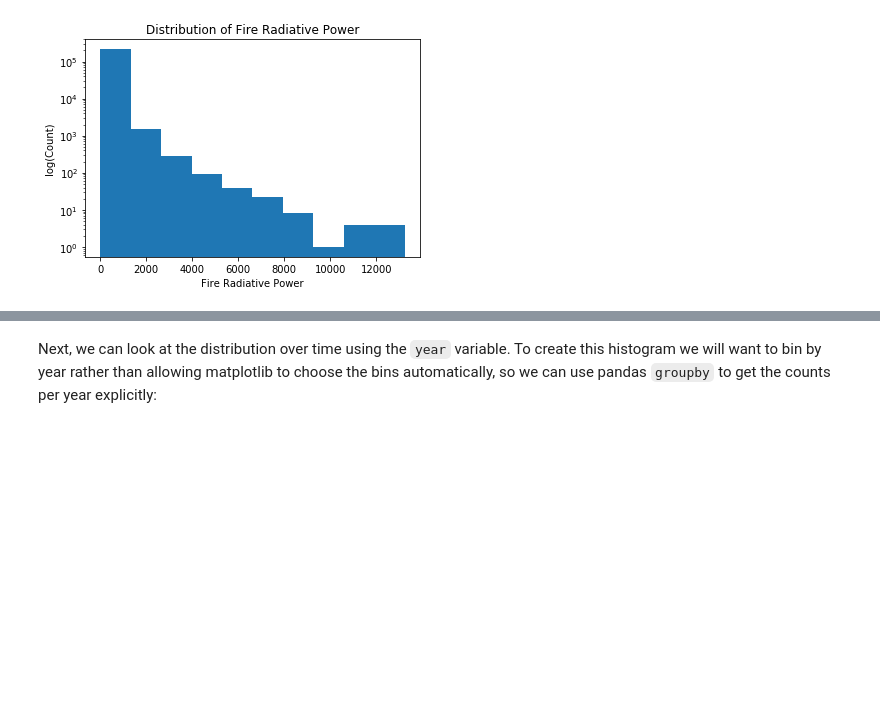
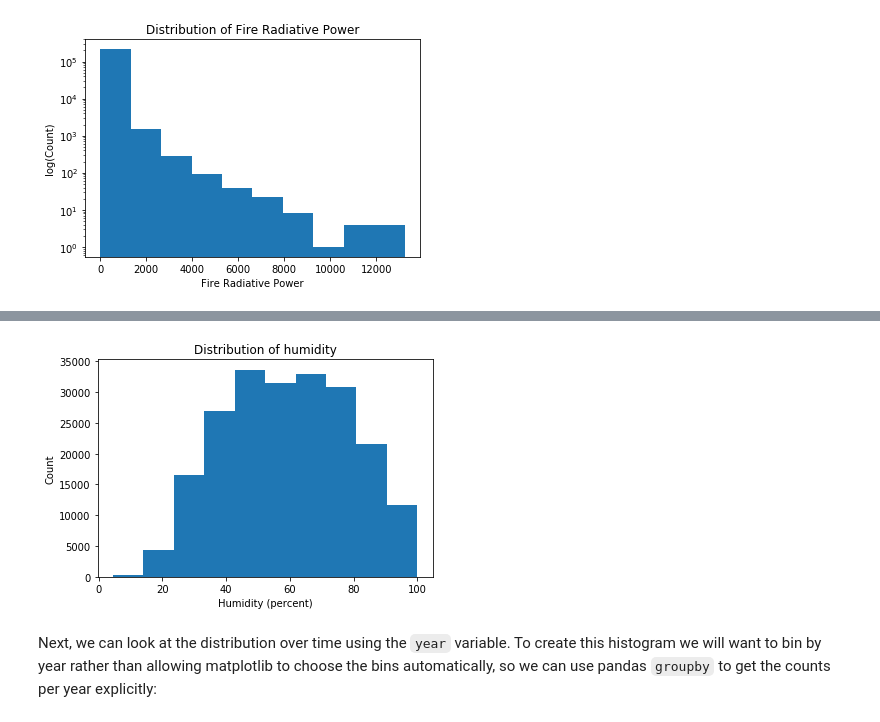
Before and after one commit to keller-mark/cmsc320-final-project, a Jupyter notebook: notebook.ipynb, the cells around one changed output, grey strips where cells are left out. Saved outputs shown, nothing was run; the diff lists cells and outputs as text; code cells hidden in the pictures; blank space fills up the shorter version.

```diff
--- a/notebook.ipynb
+++ b/notebook.ipynb
@@ -128,3 +144,10 @@ _ = plt.hist(df['frp'].values, log=True)
+# %%
+_ = plt.title("Distribution of humidity")
+_ = plt.xlabel("Humidity (percent)")
+_ = plt.ylabel("Count")
+_ = plt.hist(df['humidity'].values)
+# %% [output]
+[figure, added]
 # %% [markdown]
 Next, we can look at the distribution over time using the `year` variable. To create this histogram we will want to bin by year rather than allowing matplotlib to choose the bins automatically, so we can use pandas `groupby` to get the counts per year explicitly:
 # %%
```
Also changed, not shown: parts of 12 cells of this notebook.
